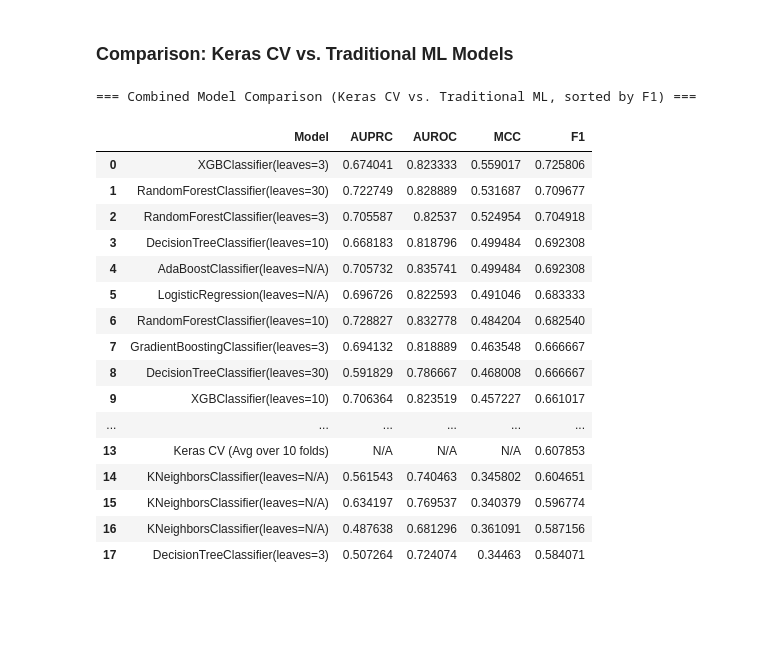
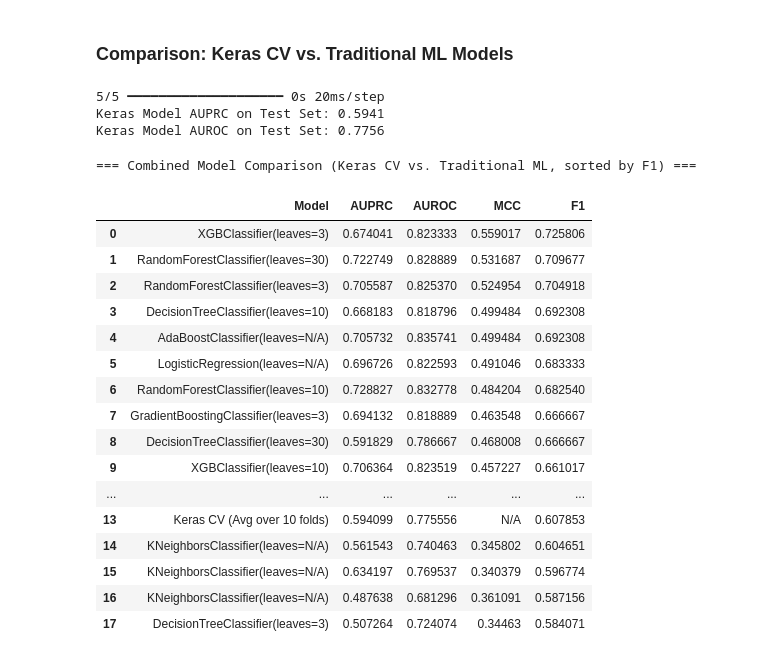
Before and after one commit to isaacadebayo/Predictive-Analytics-Public-Datasets, a Jupyter notebook: Diabetes_Prediction_Classification.ipynb, the cells around one changed output. Cells and saved outputs as stored; diff of their text form; code cells hidden in the pictures; blank space fills up the shorter version.

```diff
--- a/Diabetes_Prediction_Classification.ipynb
+++ b/Diabetes_Prediction_Classification.ipynb
@@ -1254,48 +1254,61 @@ weighted avg       0.64      0.53      0.53        77
 ... (9 outputs left out)
 # %% [markdown]
 ### Comparison: Keras CV vs. Traditional ML Models
+# %%
+from sklearn.metrics import average_precision_score, roc_auc_score
+
+# Get predicted probabilities for the positive class (class 1) from the Keras model on the scaled test data
+y_keras_prob = model.predict(X_test_s)[:, 1]
+
+# Calculate AUPRC for the Keras model
+keras_auprc = average_precision_score(y_test, y_keras_prob)
+
+# Calculate AUROC for the Keras model
+keras_auroc = roc_auc_score(y_test, y_keras_prob)
+
+print(f"Keras Model AUPRC on Test Set: {keras_auprc:.4f}")
+print(f"Keras Model AUROC on Test Set: {keras_auroc:.4f}")
+# %% [output]
+5/5 ━━━━━━━━━━━━━━━━━━━━ 0s 20ms/step
+Keras Model AUPRC on Test Set: 0.5941
+Keras Model AUROC on Test Set: 0.7756
 # %%
 keras_cv_metrics = {
     'Model': 'Keras CV (Avg over 10 folds)',
-    'AUPRC': np.nan, # Not directly calculated in the CV summary
-    'AUROC': np.nan, # Not directly calculated in the CV summary
+    'AUPRC': keras_auprc,
+    'AUROC': keras_auroc,
     'MCC': np.nan,   # Not directly calculated in the CV summary
     'F1': avg_f1_macro,
     'Accuracy': avg_accuracy # Adding accuracy for completeness
 }
 
 # Convert to DataFrame
 keras_cv_df = pd.DataFrame([keras_cv_metrics])
 
 # Ensure results_df has an 'Accuracy' column for consistent concatenation.
 # For existing models, if 'Accuracy' is not present, it would be good to add it,
 # but for this comparison, we'll assume the primary comparison is F1 and AUPRC.
 # We'll just add accuracy to the Keras row for now.
-
-# Let's align columns for concatenation.
-# We'll re-create results_df from the existing 'results' list to ensure consistency and add Accuracy if needed.
-# Since `results` list was used to create `results_df` in `_p8_7dJ_qy2d`, and that cell was executed,
-# `results_df` should be available. We will add an 'Accuracy' column if it's missing.
 
 # Assuming results_df from cell _p8_7dJ_qy2d is available
 # If results_df doesn't have an 'Accuracy' column from previous runs, we'll create it with NaNs
 if 'Accuracy' not in results_df.columns:
     results_df['Accuracy'] = np.nan
 
 # Select and reorder columns for concatenation to match `keras_cv_df`
 # Only keep common columns and F1, AUPRC, AUROC, MCC for main comparison
 common_cols = ['Model', 'AUPRC', 'AUROC', 'MCC', 'F1']
 combined_df = pd.concat([results_df[common_cols], keras_cv_df[common_cols]], ignore_index=True)
 
 print("\n=== Combined Model Comparison (Keras CV vs. Traditional ML, sorted by F1) ===")
 # Sort by F1-score for a clear comparison
 display(combined_df.sort_values('F1', ascending=False).reset_index(drop=True).fillna('N/A'))
 # %% [output]
 === Combined Model Comparison (Keras CV vs. Traditional ML, sorted by F1) ===
 |  | Model | AUPRC | AUROC | MCC | F1 |
 | 0 | XGBClassifier(leaves=3) | 0.674041 | 0.823333 | 0.559017 | 0.725806 |
 | 1 | RandomForestClassifier(leaves=30) | 0.722749 | 0.828889 | 0.531687 | 0.709677 |
-| 2 | RandomForestClassifier(leaves=3) | 0.705587 | 0.82537 | 0.524954 | 0.704918 |
+| 2 | RandomForestClassifier(leaves=3) | 0.705587 | 0.825370 | 0.524954 | 0.704918 |
 | 3 | DecisionTreeClassifier(leaves=10) | 0.668183 | 0.818796 | 0.499484 | 0.692308 |
 | 4 | AdaBoostClassifier(leaves=N/A) | 0.705732 | 0.835741 | 0.499484 | 0.692308 |
 | 5 | LogisticRegression(leaves=N/A) | 0.696726 | 0.822593 | 0.491046 | 0.683333 |
@@ -1304,7 +1317,7 @@ display(combined_df.sort_values('F1', ascending=False).reset_index(drop=True).fi
 | 8 | DecisionTreeClassifier(leaves=30) | 0.591829 | 0.786667 | 0.468008 | 0.666667 |
 | 9 | XGBClassifier(leaves=10) | 0.706364 | 0.823519 | 0.457227 | 0.661017 |
 | ... | ... | ... | ... | ... | ... |
-| 13 | Keras CV (Avg over 10 folds) | N/A | N/A | N/A | 0.607853 |
+| 13 | Keras CV (Avg over 10 folds) | 0.594099 | 0.775556 | N/A | 0.607853 |
 | 14 | KNeighborsClassifier(leaves=N/A) | 0.561543 | 0.740463 | 0.345802 | 0.604651 |
 | 15 | KNeighborsClassifier(leaves=N/A) | 0.634197 | 0.769537 | 0.340379 | 0.596774 |
 | 16 | KNeighborsClassifier(leaves=N/A) | 0.487638 | 0.681296 | 0.361091 | 0.587156 |
```
